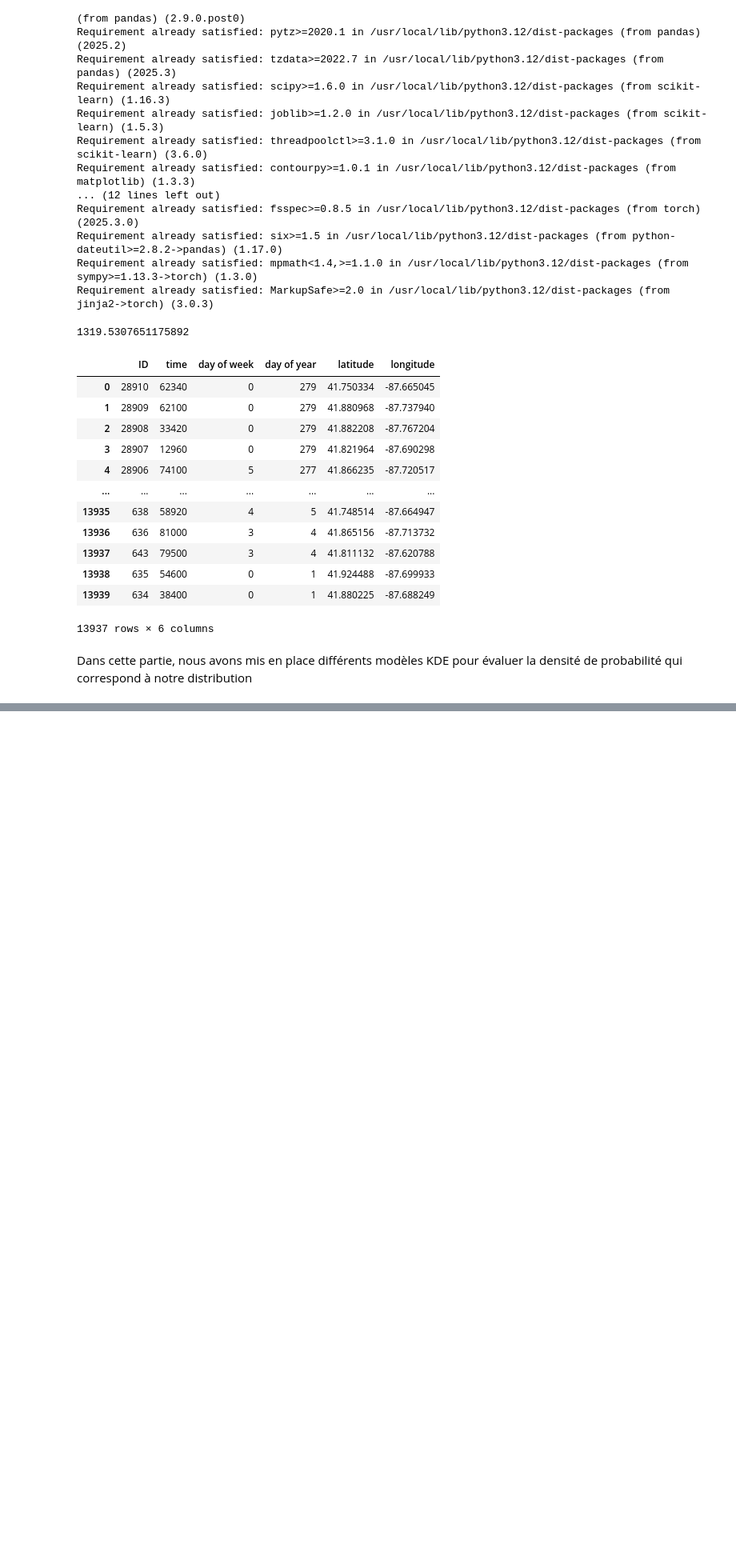
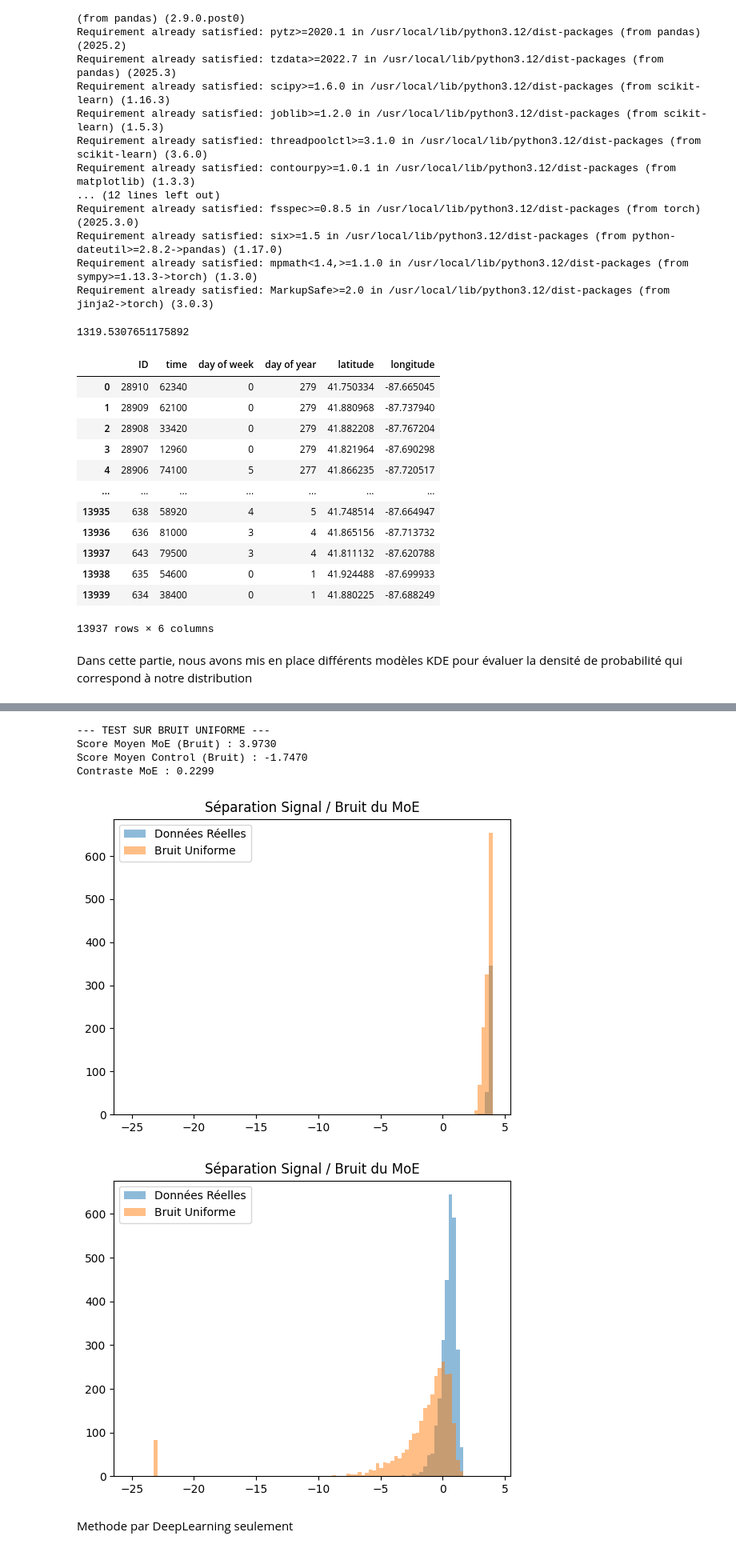
Before and after one commit to lejejefr/ECM_2526_FinalProject, a Jupyter notebook: Scripts/ML.ipynb, the cells around one changed output, grey strips where cells are left out. Shown at 80% size. Drawn from its saved outputs; the diff is of its cells as text; code cells hidden in the pictures; blank space fills up the shorter version.

```diff
--- a/Scripts/ML.ipynb
+++ b/Scripts/ML.ipynb
@@ -311,8 +311,11 @@ class BoostedNormalizedKDE(torch.nn.Module):
 
     def fit_base_models(self, X):
         """Phase 1: On ajuste les KDE séparément (Sklearn)"""
+        count = 0
         for model in self.base_models:
+            print("base model " + str(count) + " fitted")
             model.fit(X)
+            count += 1
 
     def train_gating(self, X_train, epochs=100, lr=0.01):
         """Phase 2: On entraîne les poids du réseau de neurones"""
@@ -428,7 +431,7 @@ cosine kernel normalized KDE : 0.320883589207363
 # %%
 #base_models = [NormalizedKDE(kernel="tophat", scale_factors={'time' : i, 'day of week' : j, 'day of year' : k, 'latitude' : l, 'longitude' : m}) for i in [1,2,4,8] for j in [1,2,4,8] for k in [1,2,4,8] for l in [1,2,4,8] for m in [1,2,4,8]]
 #base_models = [NormalizedKDE(kernel="epanechnikov", scale_factors={'time' : i, 'day of week' : j, 'day of year' : k, 'latitude' : l, 'longitude' : m}) for i in [1,2,4,8] for j in [1,2,4,8] for k in [1,2,4,8] for l in [1,2,4,8] for m in [1,2,4,8]]
-base_models = [NormalizedKDE(kernel="linear", scale_factors={'time' : i, 'day of week' : j, 'day of year' : k, 'latitude' : l, 'longitude' : m}) for i in [1,2,4,8] for j in [1,2,4,8] for k in [1,2,4,8] for l in [1,2,4,8] for m in [1,2,4,8]]
+base_models = [NormalizedKDE(kernel="linear", scale_factors={'time' : i, 'day of week' : j, 'day of year' : k, 'latitude' : l, 'longitude' : m}) for i in [.25,.5,1] for j in [.25,.5,1] for k in [.25,.5,1] for l in [.25,.5,1] for m in [.25,.5,1]]
 #base_models = [NormalizedKDE(kernel="cosine", scale_factors={'time' : i, 'day of week' : j, 'day of year' : k, 'latitude' : l, 'longitude' : m}) for i in [1,2,4,8] for j in [1,2,4,8] for k in [1,2,4,8] for l in [1,2,4,8] for m in [1,2,4,8]]
 
 mod = BoostedNormalizedKDE(base_models=base_models)
@@ -456,0 +465,54 @@ linear kernel normalized KDE : 0.4366926458659054
+# %%
+import matplotlib.pyplot as plt
+
+def test_on_noise(model, control):
+    # 1. Générer des données uniformes sur la même plage que les données réelles
+    # On utilise les min/max que ton modèle NormalizedKDE a stockés
+    low = model.base_models[0].minimums
+    high = model.base_models[0].maximums
+
+    noise_data = np.random.uniform(low, high, size=(len(X_test), len(low)))
+    noise_df = pd.DataFrame(noise_data, columns=low.index)
+
+    # 2. Calculer les scores
+
+    moe_scores = np.clip(model.score_samples(X_test), -23, None)
+    moe_scores_noise = np.clip(model.score_samples(noise_df), -23, None)
+
+    control_scores = np.clip(control.score_samples(X_test), -23, None)
+    control_scores_noise = np.clip(control.score_samples(noise_df), -23, None)
+
+    moe_score = moe_scores.mean()
+    moe_noise_score = moe_scores_noise.mean()
+    control_noise_score = control_scores_noise.mean()
+
+    print(f"--- TEST SUR BRUIT UNIFORME ---")
+    print(f"Score Moyen MoE (Bruit) : {moe_noise_score:.4f}")
+    print(f"Score Moyen Control (Bruit) : {control_noise_score:.4f}")
+
+    # 3. Calculer le ratio de contraste (plus il est élevé, mieux c'est)
+    print(f"Contraste MoE : {moe_score - moe_noise_score:.4f}")
+
+    bins = np.linspace(-25, 4, 100)
+
+    plt.hist(moe_scores, bins=bins, alpha=0.5, label='Données Réelles')
+    plt.hist(moe_scores_noise, bins=bins, alpha=0.5, label='Bruit Uniforme')
+    plt.legend()
+    plt.title("Séparation Signal / Bruit du MoE")
+    plt.show()
+
+    plt.hist(control_scores, bins=bins, alpha=0.5, label='Données Réelles')
+    plt.hist(control_scores_noise, bins=bins, alpha=0.5, label='Bruit Uniforme')
+    plt.legend()
+    plt.title("Séparation Signal / Bruit du MoE")
+    plt.show()
+
+
+test_on_noise(mod, control_mod)
+# %% [output]
+--- TEST SUR BRUIT UNIFORME ---
+Score Moyen MoE (Bruit) : 3.9730
+Score Moyen Control (Bruit) : -1.7470
+Contraste MoE : 0.2299
+[figure, added]
+[figure, added]
@@ -456,0 +534,2 @@ linear kernel normalized KDE : 0.4366926458659054
+# %% [markdown]
+Methode par DeepLearning seulement
```
Also changed, not shown: parts of 10 cells of this notebook.
